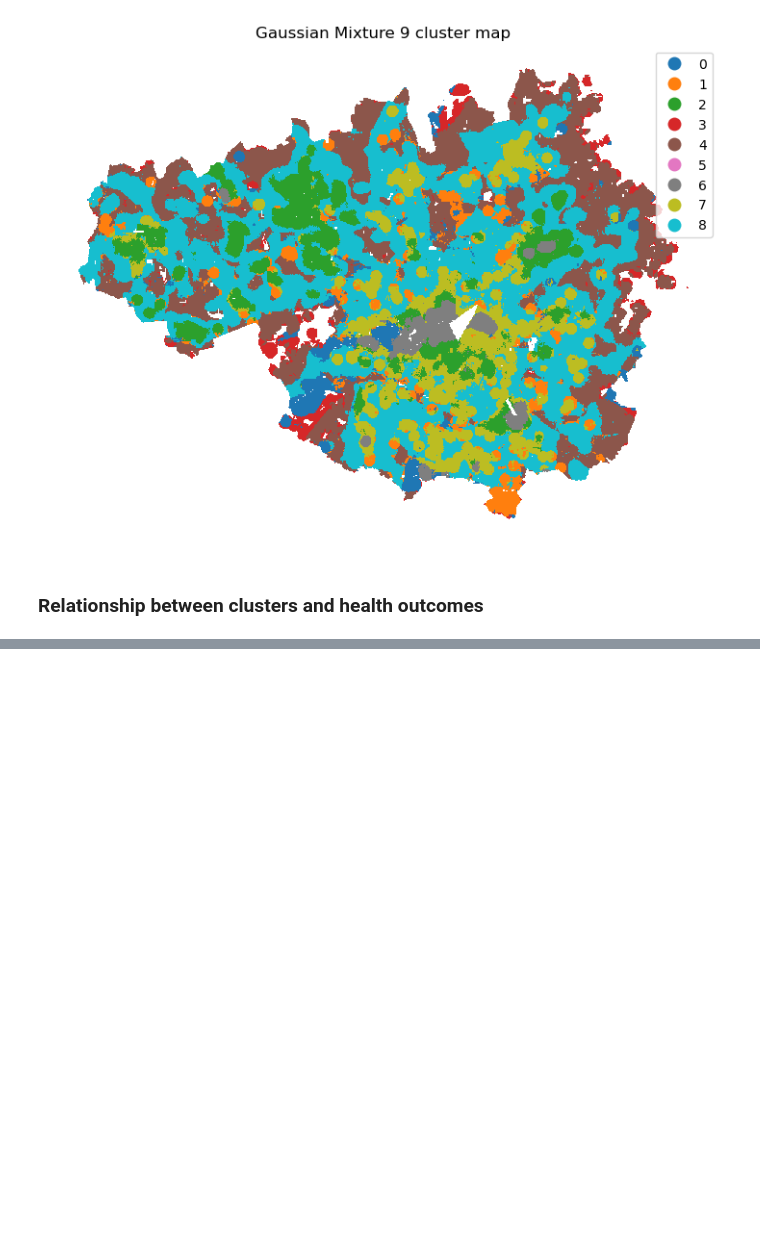
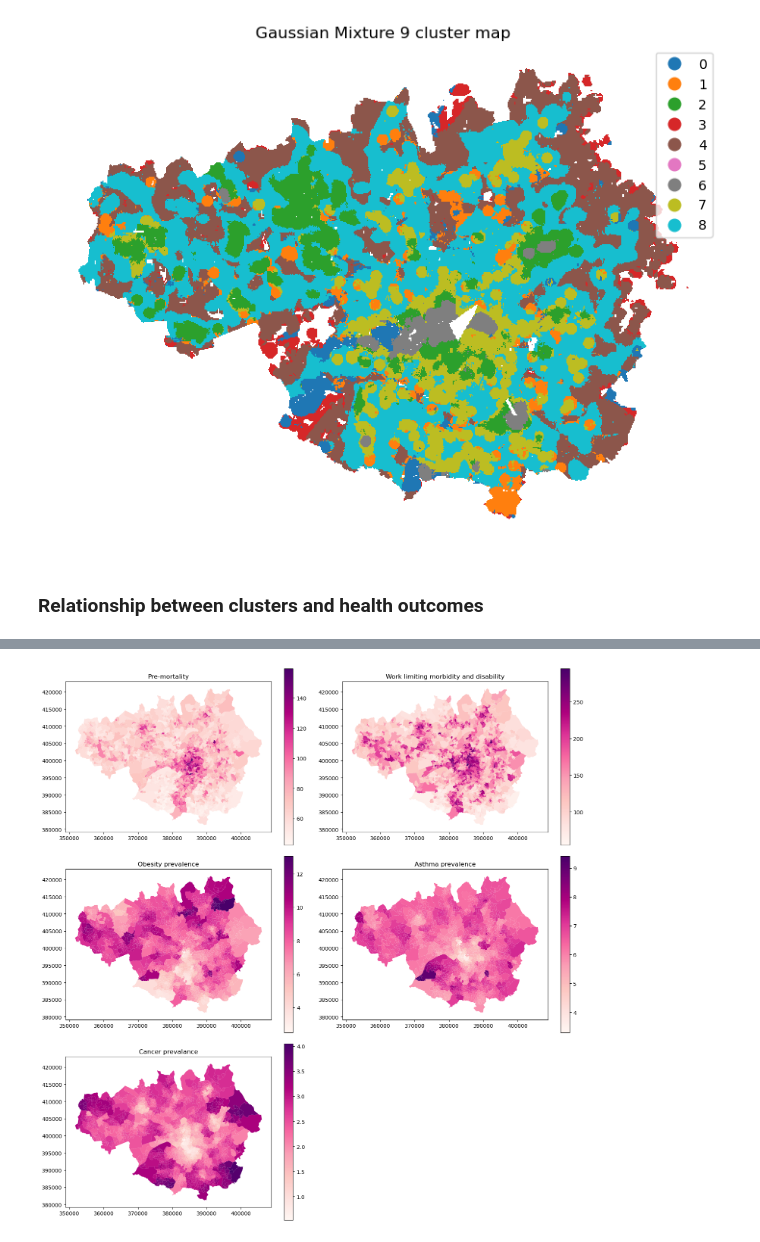
Before and after one commit to Spatial-Data-Science-and-GEO-AI-Lab/MultiHealth_S, a Jupyter notebook: clustering.ipynb, the cells around one changed output, grey strips where cells are left out. Cells and saved outputs as stored; diff of their text form; code cells hidden in the pictures; blank space fills up the shorter version.

```diff
--- a/clustering.ipynb
+++ b/clustering.ipynb
@@ -358,0 +358,36 @@ Text(0.5, 1.0, 'Cluster diversity gmm')
+# %%
+# Plotting health variables
+
+fig, axs = plt.subplots(3, 2, figsize=(15,15))
+healthdatasub.plot(column='Yrpotlife', ax=axs[0,0],
+        linewidth=0,
+        cmap="RdPu",
+        legend=True)
+axs[0,0].set_title("Pre-mortality")
+healthdatasub.plot(column='Comilldis', ax=axs[0,1],
+        linewidth=0,
+        cmap="RdPu",
+        legend=True)
+axs[0,1].set_title("Work limiting morbidity and disability")
+healthdatasub.plot(column='Obes_Per_Obesprev_y15', ax=axs[1,0],
+        linewidth=0,
+        cmap="RdPu",
+        legend=True)
+axs[1,0].set_title("Obesity prevalence")
+healthdatasub.plot(column='Asthma_Per_Asthmaprev_y17', ax=axs[1,1],
+        linewidth=0,
+        cmap="RdPu",
+        legend=True)
+axs[1,1].set_title("Asthma prevalence")
+healthdatasub.plot(column='Cancer_Per_cancerPrev_y17', ax=axs[2,0],
+        linewidth=0,
+        cmap="RdPu",
+        legend=True)
+axs[2,0].set_title("Cancer prevalance")
+
+# Removing last empty one
+axs[2,1].axis('off')
+
+plt.tight_layout()
+# %% [output]
+[figure, added]
```
Also changed, not shown: parts of 9 cells of this notebook.
